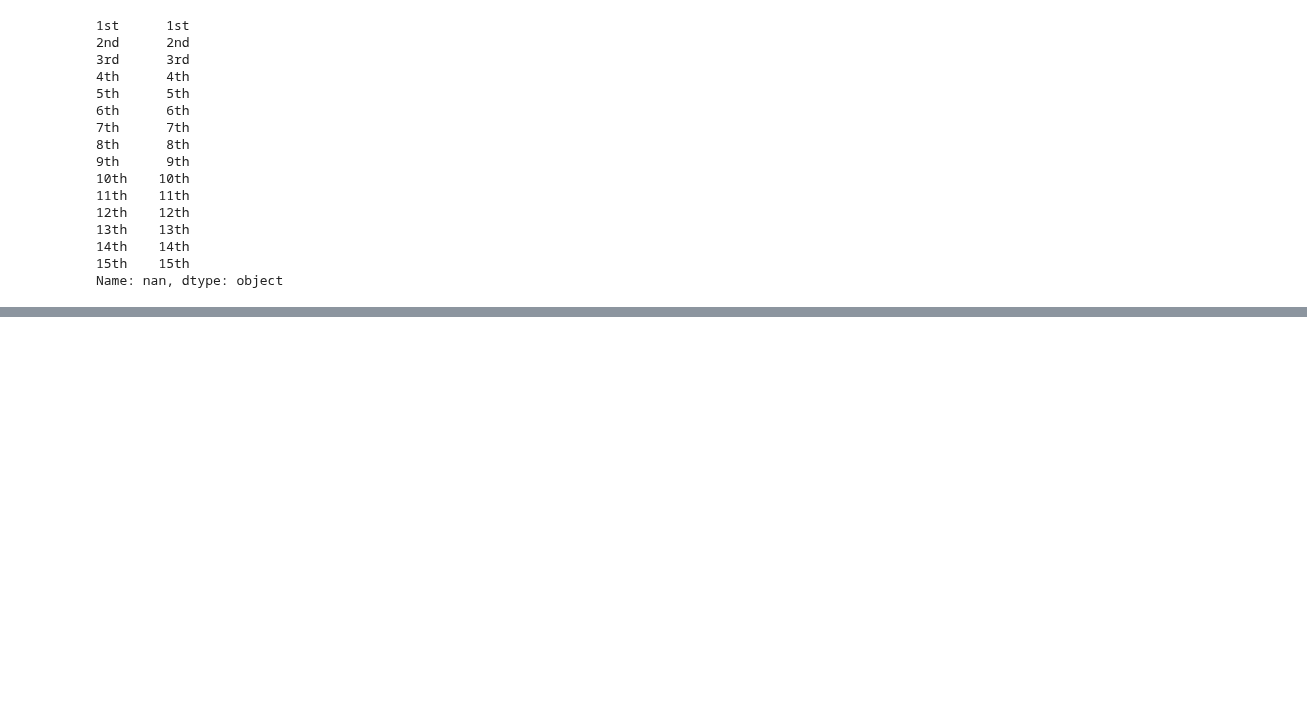
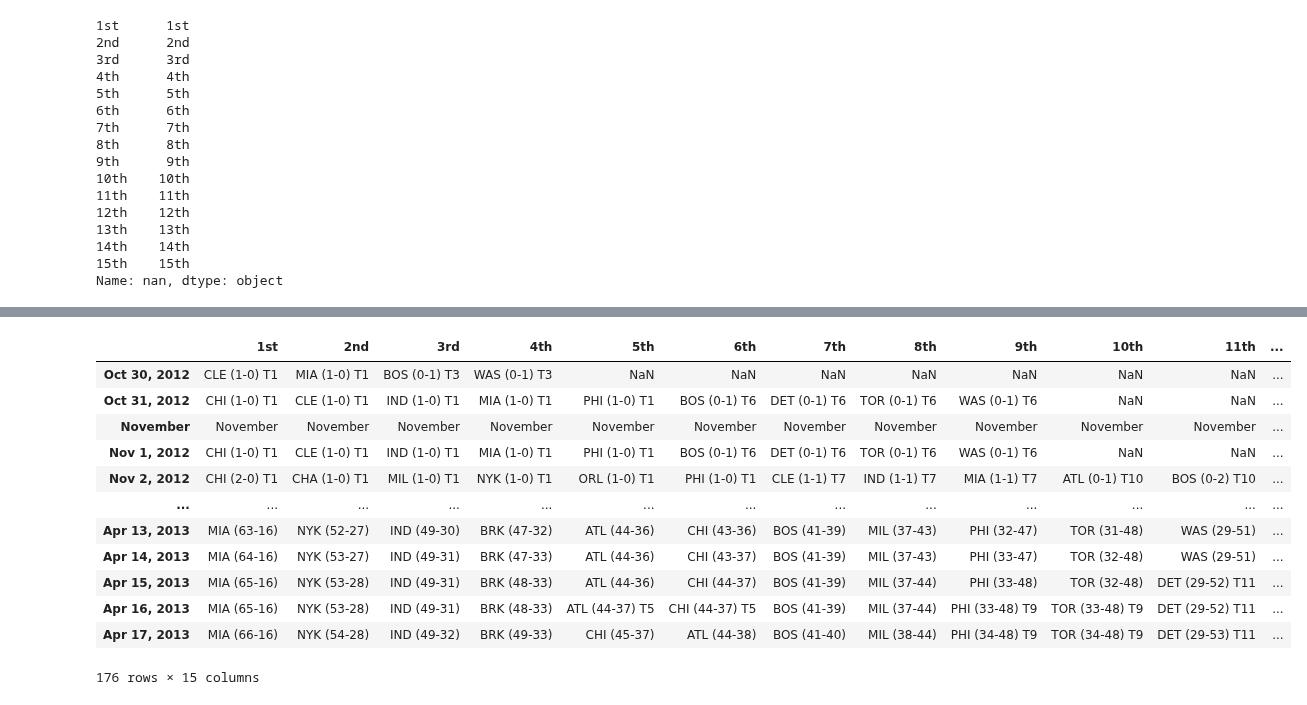
Before and after one commit to stephen-young/nba-standings-progression, a Jupyter notebook: notebooks/web_scrapping_test.ipynb, the cells around one changed output, grey strips where cells are left out. Saved outputs shown, nothing was run; the diff lists cells and outputs as text; code cells hidden in the pictures; blank space fills up the shorter version.

```diff
--- a/notebooks/web_scrapping_test.ipynb
+++ b/notebooks/web_scrapping_test.ipynb
@@ -12,11 +12,7 @@ base_url = 'https://www.basketball-reference.com'
 season_end_year = 2013
 conference = 'eastern'
 
-url = '{base_url}/leagues/NBA_{season_end_year}_standings_by_date_{conference}_conference.html'.format(
-    base_url = base_url,
-    season_end_year = season_end_year,
-    conference = conference
-)
+url = f'{base_url}/leagues/NBA_{season_end_year}_standings_by_date_{conference}_conference.html'
 
 print(url)
 # %% [output]
@@ -137,0 +149,17 @@ Name: nan, dtype: object
+# %%
+foo = dfs[0][dfs[0].index.notna()]
+foo
+# %% [output]
+|  | 1st | 2nd | 3rd | 4th | 5th | 6th | 7th | 8th | 9th | 10th | 11th | ... |
+| Oct 30, 2012 | CLE (1-0) T1 | MIA (1-0) T1 | BOS (0-1) T3 | WAS (0-1) T3 | NaN | NaN | NaN | NaN | NaN | NaN | NaN | ... |
+| Oct 31, 2012 | CHI (1-0) T1 | CLE (1-0) T1 | IND (1-0) T1 | MIA (1-0) T1 | PHI (1-0) T1 | BOS (0-1) T6 | DET (0-1) T6 | TOR (0-1) T6 | WAS (0-1) T6 | NaN | NaN | ... |
+| November | November | November | November | November | November | November | November | November | November | November | November | ... |
+| Nov 1, 2012 | CHI (1-0) T1 | CLE (1-0) T1 | IND (1-0) T1 | MIA (1-0) T1 | PHI (1-0) T1 | BOS (0-1) T6 | DET (0-1) T6 | TOR (0-1) T6 | WAS (0-1) T6 | NaN | NaN | ... |
+| Nov 2, 2012 | CHI (2-0) T1 | CHA (1-0) T1 | MIL (1-0) T1 | NYK (1-0) T1 | ORL (1-0) T1 | PHI (1-0) T1 | CLE (1-1) T7 | IND (1-1) T7 | MIA (1-1) T7 | ATL (0-1) T10 | BOS (0-2) T10 | ... |
+| ... | ... | ... | ... | ... | ... | ... | ... | ... | ... | ... | ... | ... |
+| Apr 13, 2013 | MIA (63-16) | NYK (52-27) | IND (49-30) | BRK (47-32) | ATL (44-36) | CHI (43-36) | BOS (41-39) | MIL (37-43) | PHI (32-47) | TOR (31-48) | WAS (29-51) | ... |
+| Apr 14, 2013 | MIA (64-16) | NYK (53-27) | IND (49-31) | BRK (47-33) | ATL (44-36) | CHI (43-37) | BOS (41-39) | MIL (37-43) | PHI (33-47) | TOR (32-48) | WAS (29-51) | ... |
+| Apr 15, 2013 | MIA (65-16) | NYK (53-28) | IND (49-31) | BRK (48-33) | ATL (44-36) | CHI (44-37) | BOS (41-39) | MIL (37-44) | PHI (33-48) | TOR (32-48) | DET (29-52) T11 | ... |
+| Apr 16, 2013 | MIA (65-16) | NYK (53-28) | IND (49-31) | BRK (48-33) | ATL (44-37) T5 | CHI (44-37) T5 | BOS (41-39) | MIL (37-44) | PHI (33-48) T9 | TOR (33-48) T9 | DET (29-52) T11 | ... |
+| Apr 17, 2013 | MIA (66-16) | NYK (54-28) | IND (49-32) | BRK (49-33) | CHI (45-37) | ATL (44-38) | BOS (41-40) | MIL (38-44) | PHI (34-48) T9 | TOR (34-48) T9 | DET (29-53) T11 | ... |
+176 rows × 15 columns
```
Also changed, not shown: parts of 6 cells of this notebook.
